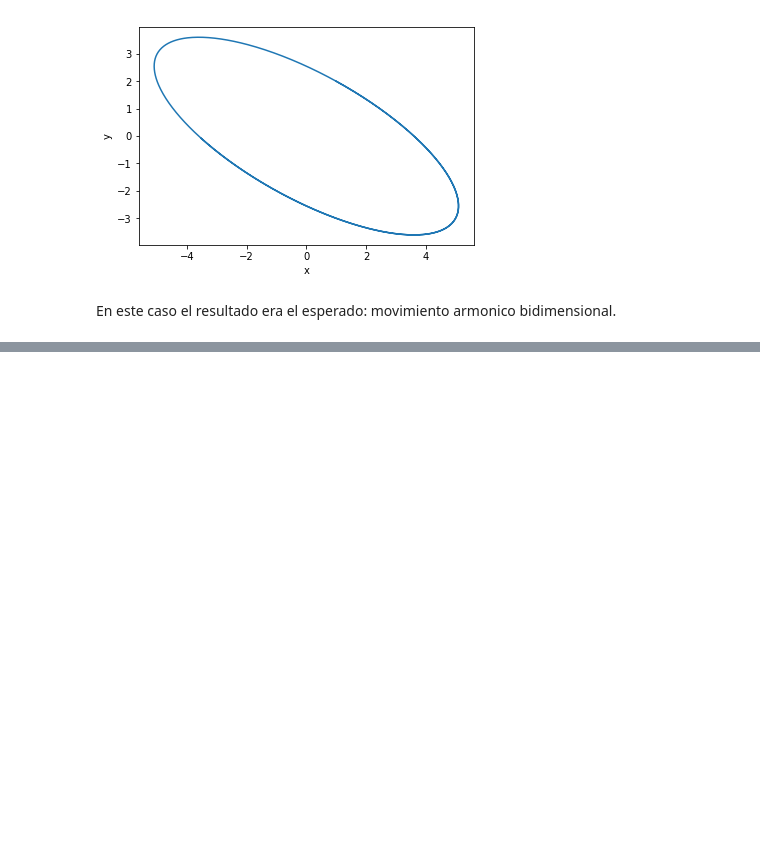
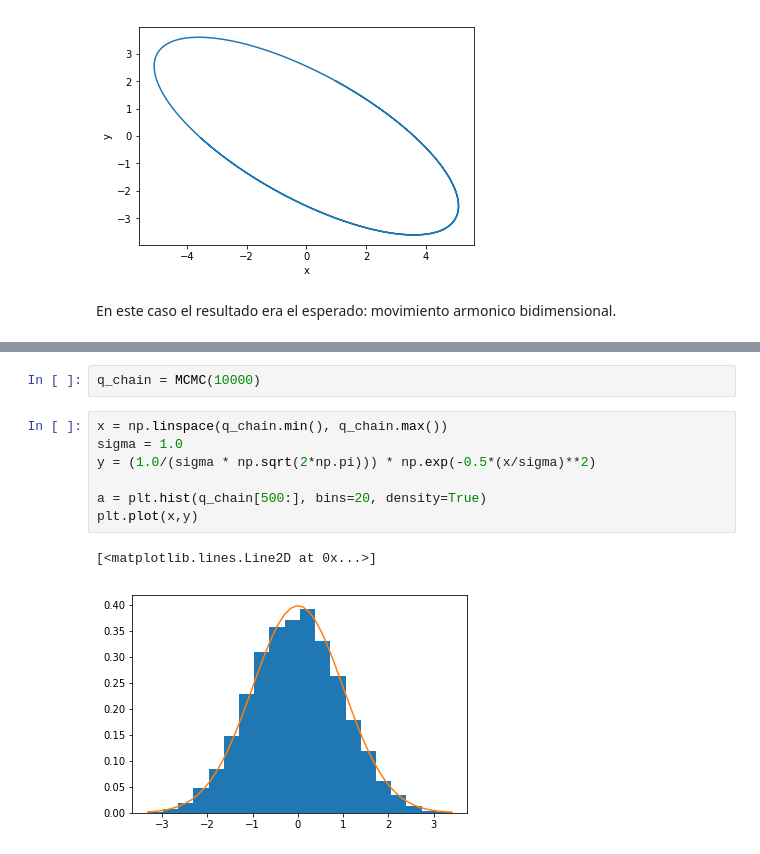
Before and after one commit to ComputoCienciasUniandes/MetodosComputacionalesAvanzados, a Jupyter notebook: secciones/05.MCMC/05_Hamiltoniano.ipynb, the cells around one changed output, grey strips where cells are left out. Drawn from its saved outputs; the diff is of its cells as text; blank space fills up the shorter version.

```diff
--- a/secciones/05.MCMC/05_Hamiltoniano.ipynb
+++ b/secciones/05.MCMC/05_Hamiltoniano.ipynb
@@ -153,0 +204,12 @@ del movimiento de un punto de la cadena dentro de la distribución de probabilid
+# %%
+q_chain = MCMC(10000)
+# %%
+x = np.linspace(q_chain.min(), q_chain.max())
+sigma = 1.0
+y = (1.0/(sigma * np.sqrt(2*np.pi))) * np.exp(-0.5*(x/sigma)**2)
+
+a = plt.hist(q_chain[500:], bins=20, density=True)
+plt.plot(x,y)
+# %% [output]
+[<matplotlib.lines.Line2D at 0x...>]
+[figure, added]
```
Also changed, not shown: parts of 10 cells of this notebook.
